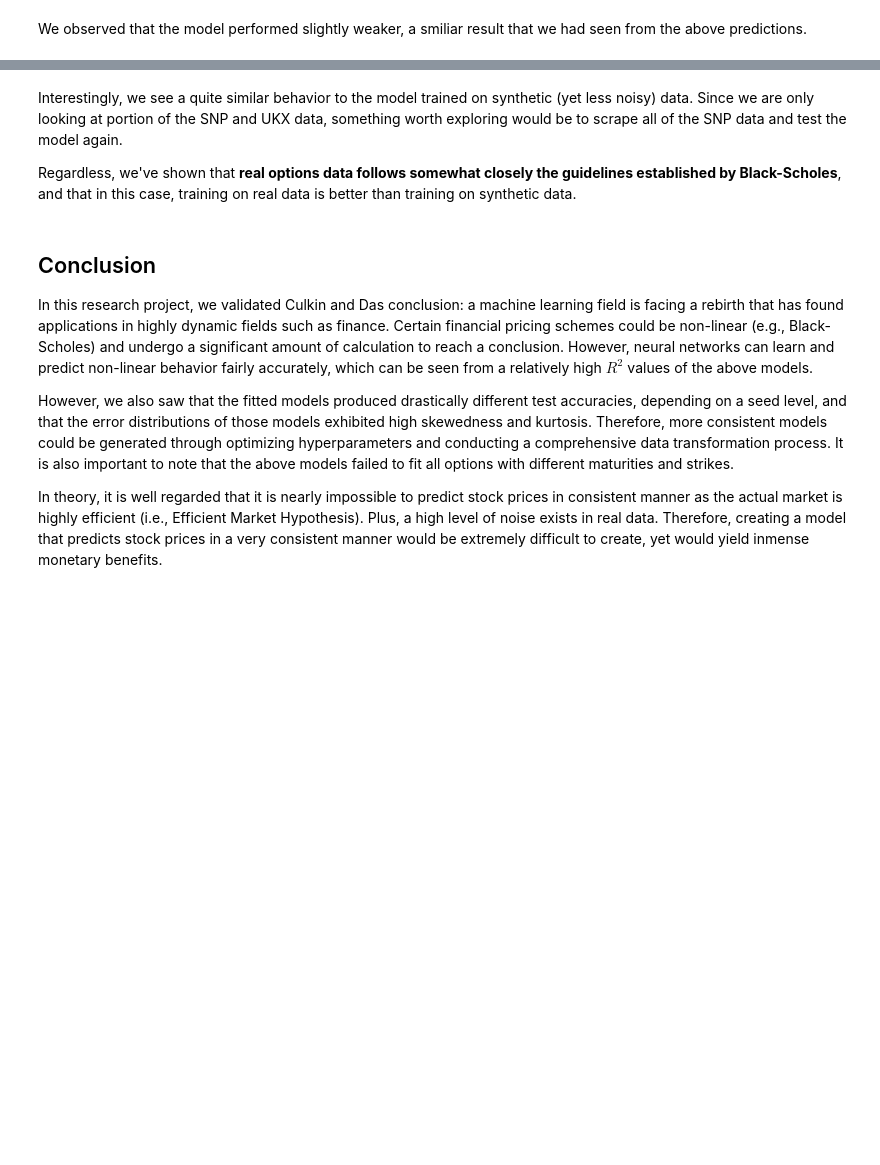
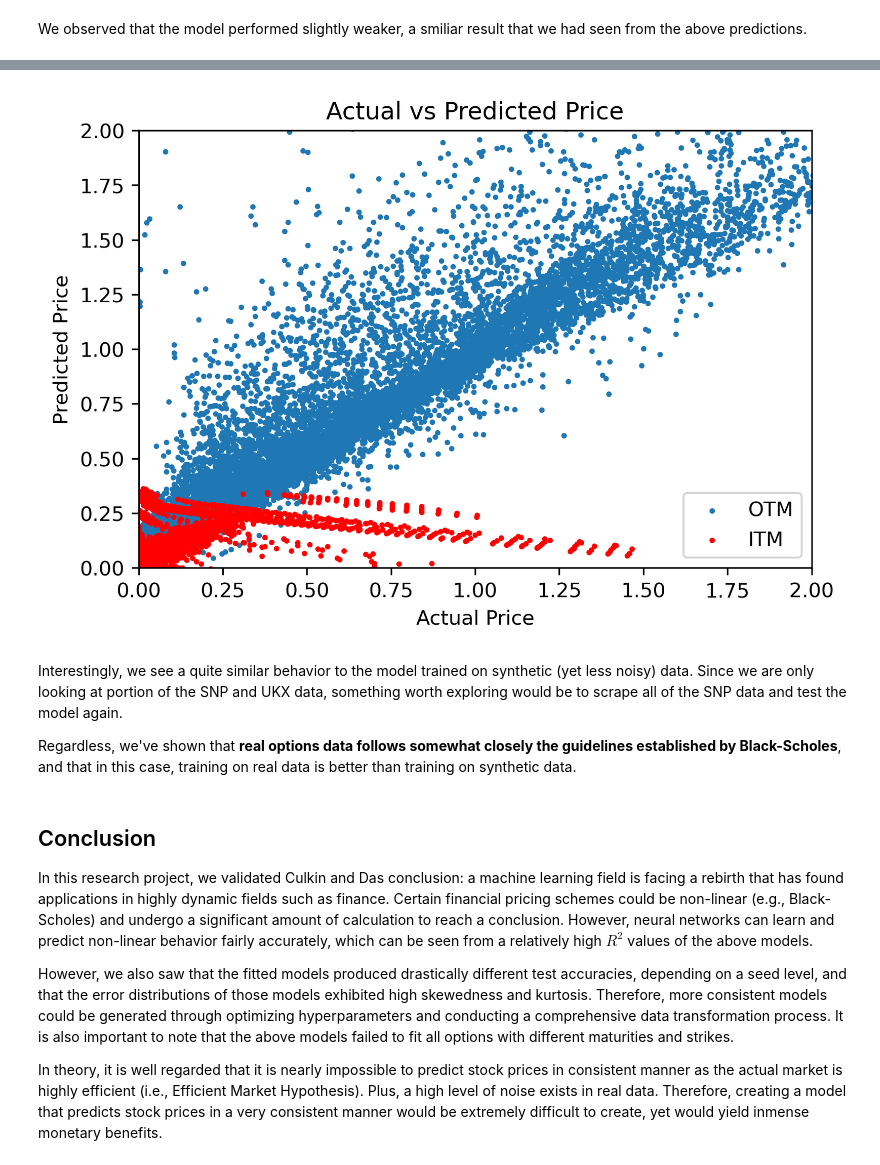
Before and after one commit to samuellee19/CSCI145_Option_Pricing, a Jupyter notebook: BS_Model_draft.ipynb, the cells around one changed output, grey strips where cells are left out. Drawn from its saved outputs; the diff is of its cells as text; code cells hidden in the pictures; blank space fills up the shorter version.

```diff
--- a/BS_Model_draft.ipynb
+++ b/BS_Model_draft.ipynb
@@ -517,3 +513,19 @@ plt.show()
+# %%
+X_df2_itm = df2[df2['Strike Price'] < df2['Stock Price']]
+X_df2_otm = df2[df2['Strike Price'] >= df2['Stock Price']]
+Y_df2_itm = X_df2_itm['Call Price']
+Y_df2_otm = X_df2_otm['Call Price']
+plt.scatter(Y_df2_itm, mlp2.predict(X_df2_itm.drop('Call Price', axis=1)), s=3)
+plt.scatter(Y_df2_otm, mlp2.predict(X_df2_otm.drop('Call Price', axis=1)), c='r', s=3)
+plt.ylabel("Predicted Price")
+plt.xlabel("Actual Price")
+plt.title("Actual vs Predicted Price")
+plt.xlim(0, 2)
+plt.ylim(0, 2)
+plt.legend(['OTM', 'ITM'])
+plt.show()
+# %% [output]
+[figure, added]
 # %% [markdown]
 Interestingly, we see a quite similar behavior to the model trained on synthetic (yet less noisy) data. Since we are only looking at portion of the SNP and UKX data, something worth exploring would be to scrape all of the SNP data and test the model again.
 
```
Also changed, not shown: parts of 18 cells of this notebook, 1 other file.
